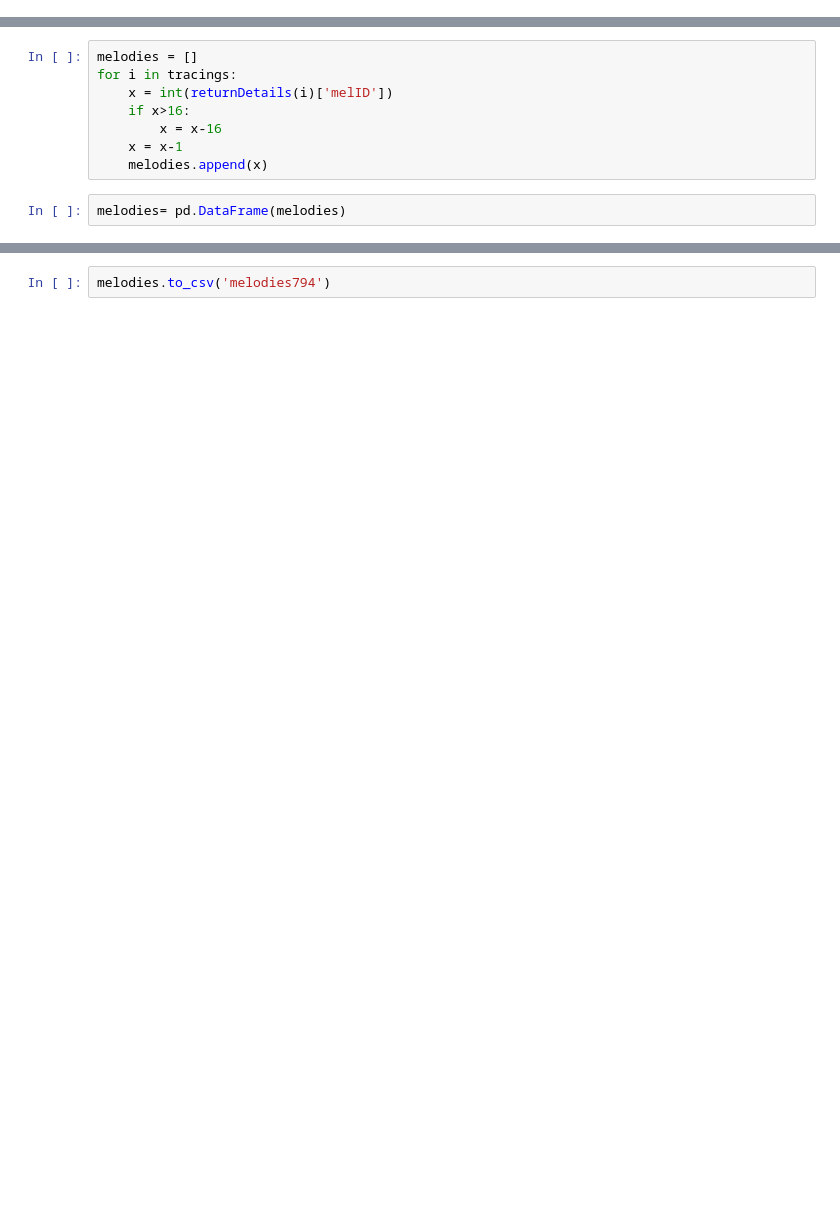
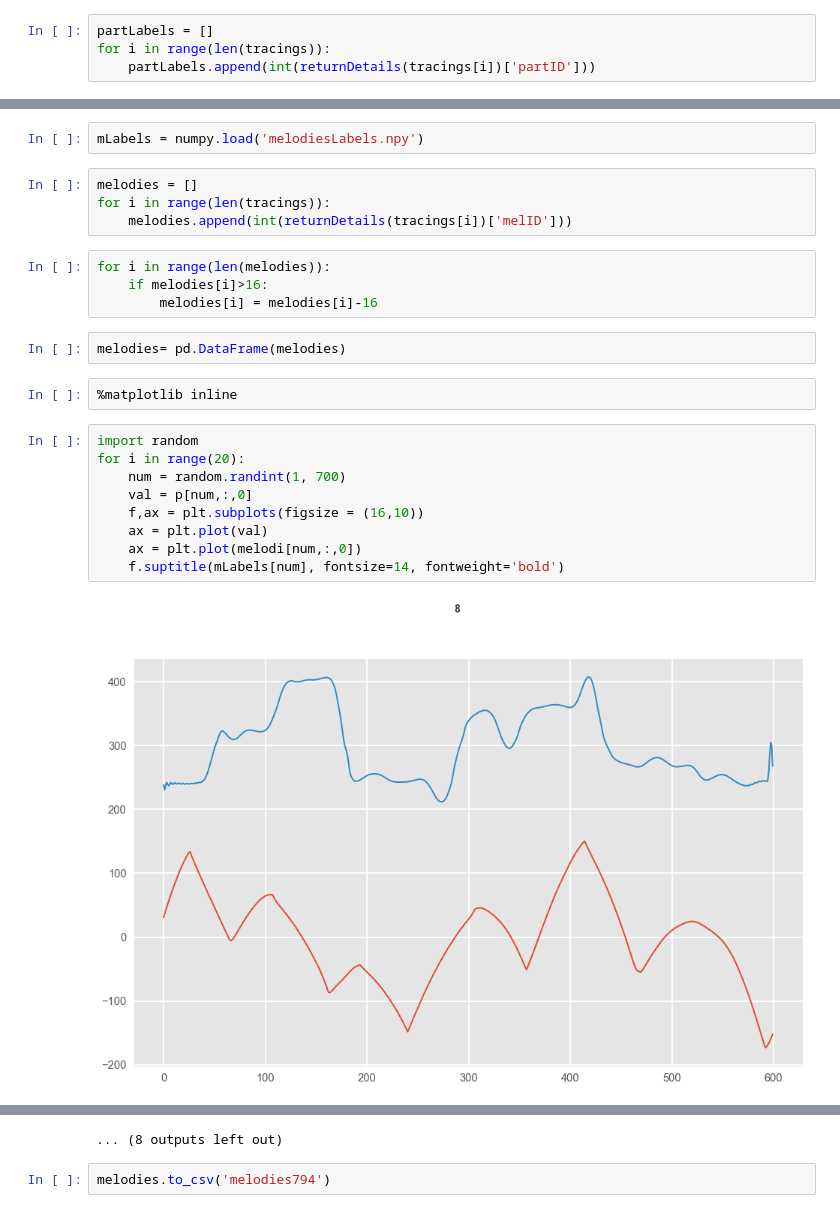
Before and after one commit to shockmonger/melmot, a Jupyter notebook: motionTrain.ipynb, the cells around one changed output, grey strips where cells are left out. Drawn from its saved outputs; the diff is of its cells as text; blank space fills up the shorter version.

```diff
--- a/motionTrain.ipynb
+++ b/motionTrain.ipynb
@@ -36,0 +140,4 @@ p.shape
+# %%
+partLabels = []
+for i in range(len(tracings)):
+    partLabels.append(int(returnDetails(tracings[i])['partID']))
@@ -39,10 +150,25 @@ numpy.save('pickle',p, allow_pickle = True)
+# %%
+mLabels = numpy.load('melodiesLabels.npy')
 # %%
 melodies = []
-for i in tracings:
-    x = int(returnDetails(i)['melID'])
-    if x>16:
-        x = x-16
-    x = x-1
-    melodies.append(x)
+for i in range(len(tracings)):
+    melodies.append(int(returnDetails(tracings[i])['melID']))
+# %%
+for i in range(len(melodies)):
+    if melodies[i]>16:
+        melodies[i] = melodies[i]-16
 # %%
 melodies= pd.DataFrame(melodies)
+# %%
+%matplotlib inline
+# %%
+import random
+for i in range(20):
+    num = random.randint(1, 700)
+    val = p[num,:,0]
+    f,ax = plt.subplots(figsize = (16,10))
+    ax = plt.plot(val)
+    ax = plt.plot(melodi[num,:,0])
+    f.suptitle(mLabels[num], fontsize=14, fontweight='bold')
+# %% [output]
+[figure, added]
@@ -49,2 +186,3 @@ melodies= pd.DataFrame(melodies)
+... (8 outputs left out)
 # %%
 melodies.to_csv('melodies794')
```
Also changed, not shown: parts of 18 cells of this notebook, 11 other files.
